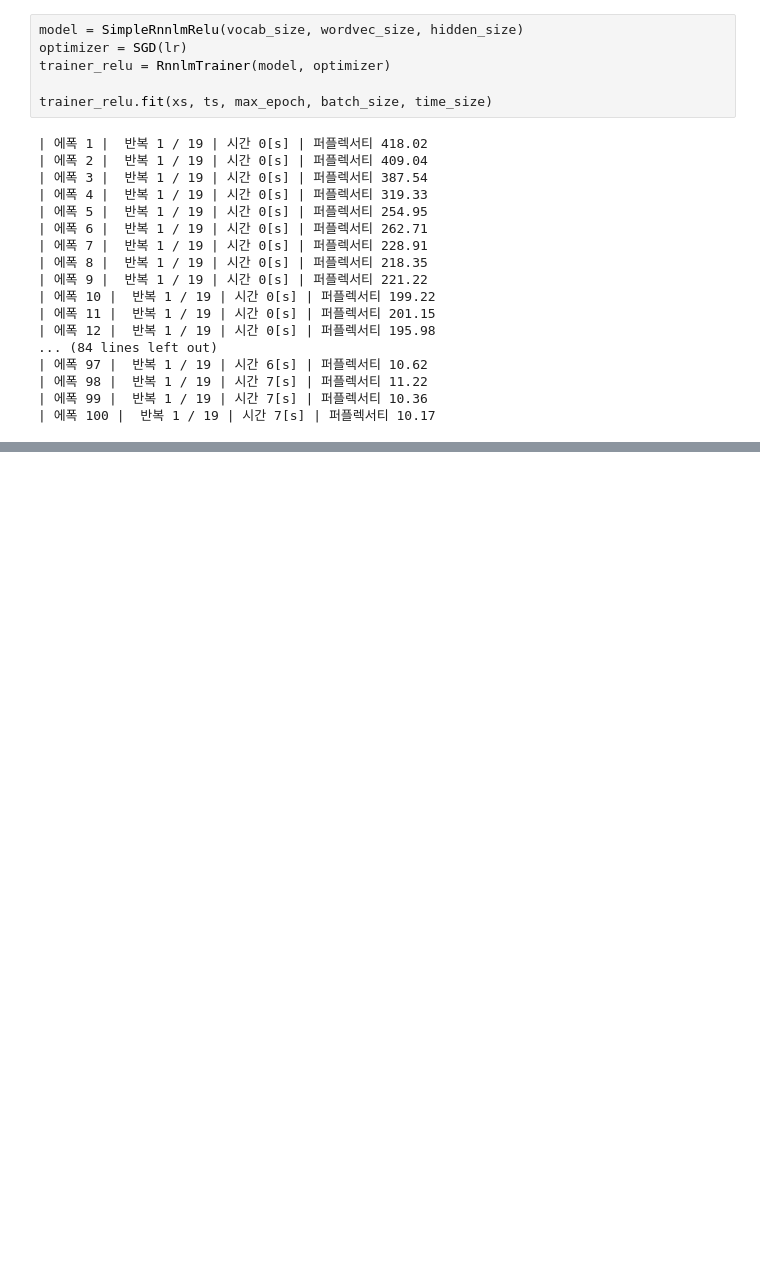
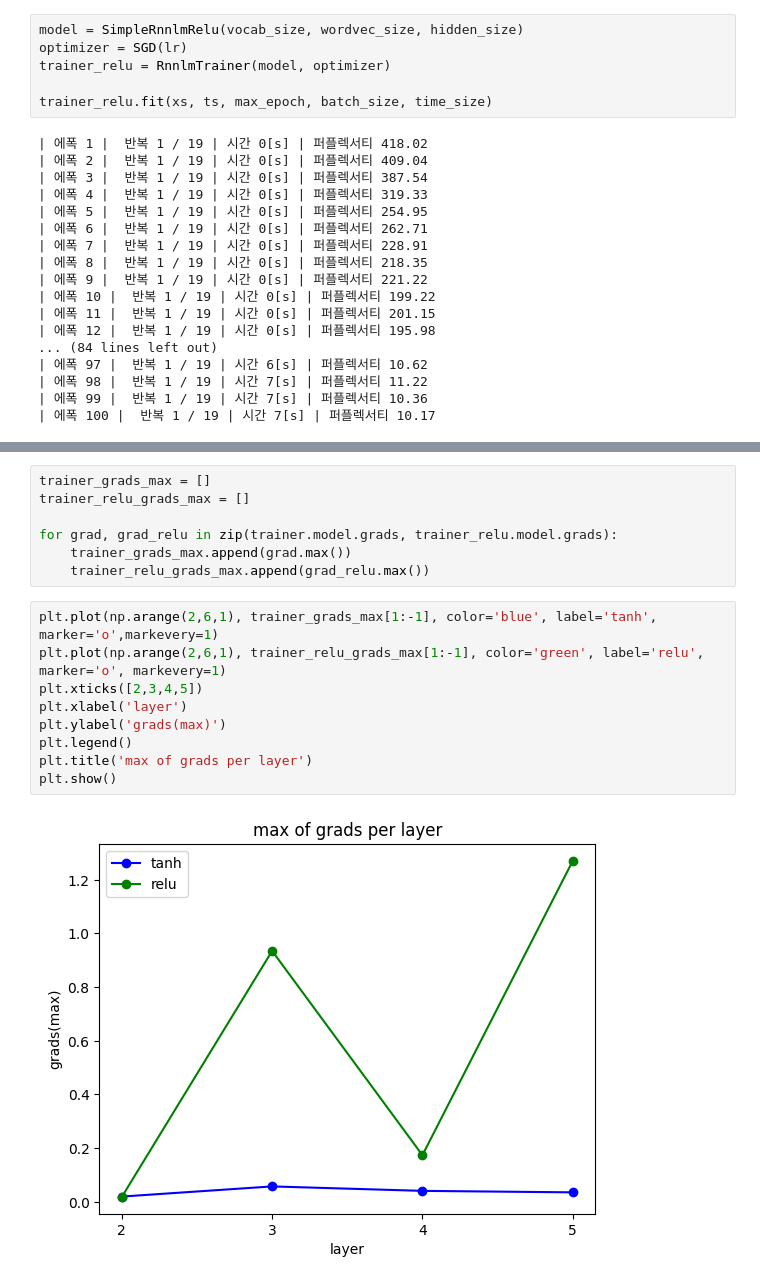
Before and after one commit to Chanmuzi/Deep-Learning-from-Scratch, a Jupyter notebook: 2권/ch05.ipynb, the cells around one changed output, grey strips where cells are left out. Drawn from its saved outputs; the diff is of its cells as text; blank space fills up the shorter version.

```diff
--- a/2권/ch05.ipynb
+++ b/2권/ch05.ipynb
@@ -466,0 +515,18 @@ plt.plot(x, trainer_relu.ppl_list, label='relu', color='green')
+# %%
+trainer_grads_max = []
+trainer_relu_grads_max = []
+
+for grad, grad_relu in zip(trainer.model.grads, trainer_relu.model.grads):
+    trainer_grads_max.append(grad.max())
+    trainer_relu_grads_max.append(grad_relu.max())
+# %%
+plt.plot(np.arange(2,6,1), trainer_grads_max[1:-1], color='blue', label='tanh', marker='o',markevery=1)
+plt.plot(np.arange(2,6,1), trainer_relu_grads_max[1:-1], color='green', label='relu', marker='o', markevery=1)
+plt.xticks([2,3,4,5])
+plt.xlabel('layer')
+plt.ylabel('grads(max)')
+plt.legend()
+plt.title('max of grads per layer')
+plt.show()
+# %% [output]
+[figure, added]
```
Also changed, not shown: parts of 9 cells of this notebook.
